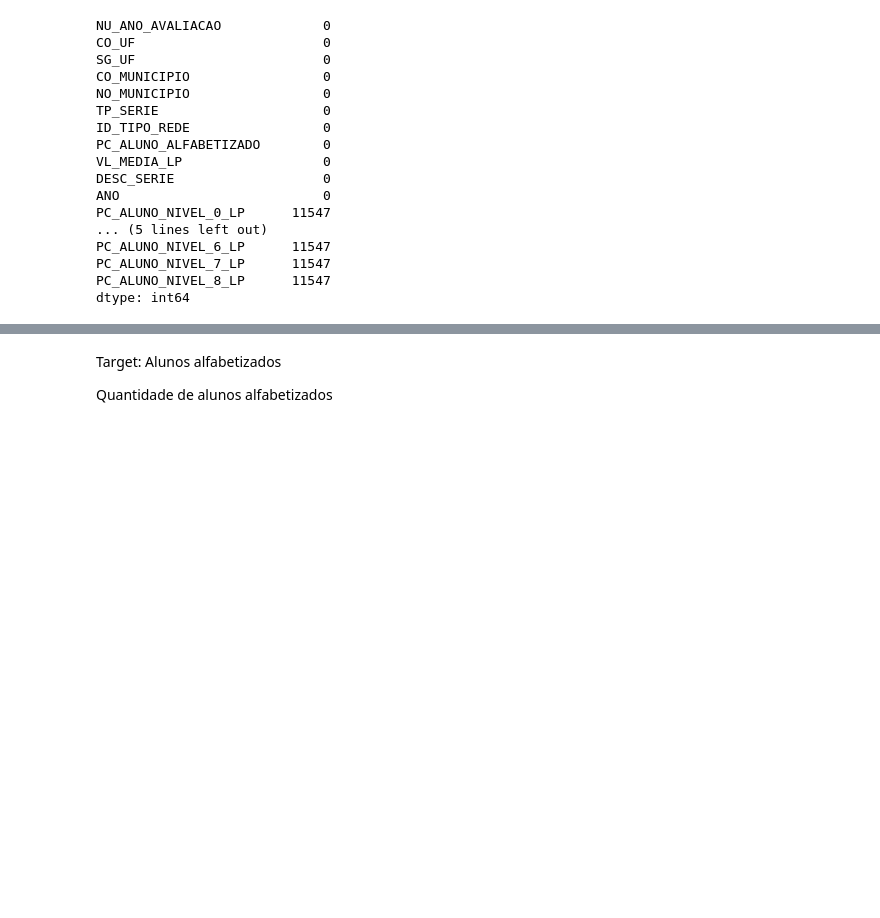
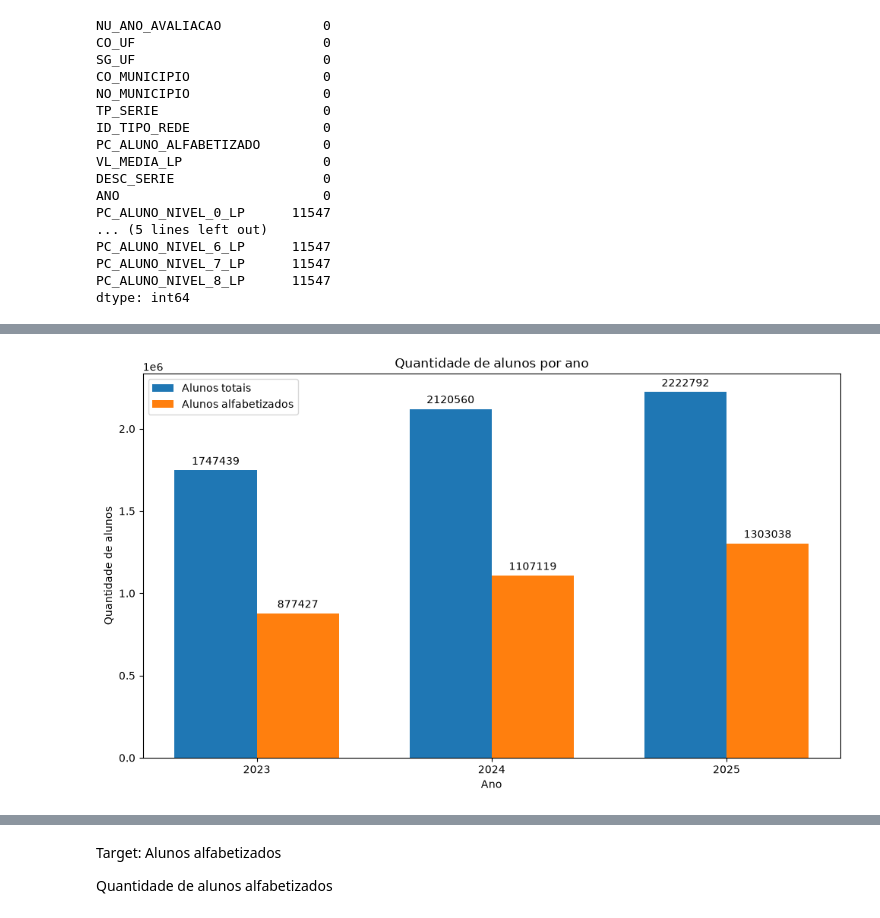
Before and after one commit to LucasRuizMartins/fiap_tech_challenge_03, a Jupyter notebook: notebooks/EDA_Ci.ipynb, the cells around one changed output, grey strips where cells are left out. Cells and saved outputs as stored; diff of their text form; code cells hidden in the pictures; blank space fills up the shorter version.

```diff
--- a/notebooks/EDA_Ci.ipynb
+++ b/notebooks/EDA_Ci.ipynb
@@ -458,0 +1218,36 @@ Lendo: s3://postech-challenge-datascience-003/gold/ano=dimensao/dados/RESULTADOS
+# %%
+
+
+fig, ax = plt.subplots(figsize=(10, 6))
+x = np.arange(len(df_plot["NU_ANO_AVALIACAO"]))
+largura = 0.35
+
+barras_total = ax.bar(
+    x - largura/2,
+    df_plot["ALUNOS_TOTAL"],
+    width=largura,
+    label="Alunos totais"
+)
+
+barras_alf = ax.bar(
+    x + largura/2,
+    df_plot["ALUNOS_ALFABETIZADOS"],
+    width=largura,
+    label="Alunos alfabetizados"
+)
+
+ax.set_title("Quantidade de alunos por ano")
+ax.set_xlabel("Ano")
+ax.set_ylabel("Quantidade de alunos")
+ax.set_xticks(x)
+ax.set_xticklabels(df_plot["NU_ANO_AVALIACAO"])
+ax.legend()
+
+# Valores sobre as barras
+ax.bar_label(barras_total, fmt="%.0f", padding=3)
+ax.bar_label(barras_alf, fmt="%.0f", padding=3)
+
+plt.tight_layout()
+plt.show()
+# %% [output]
+[figure, added]
```
Also changed, not shown: parts of 65 cells of this notebook.
